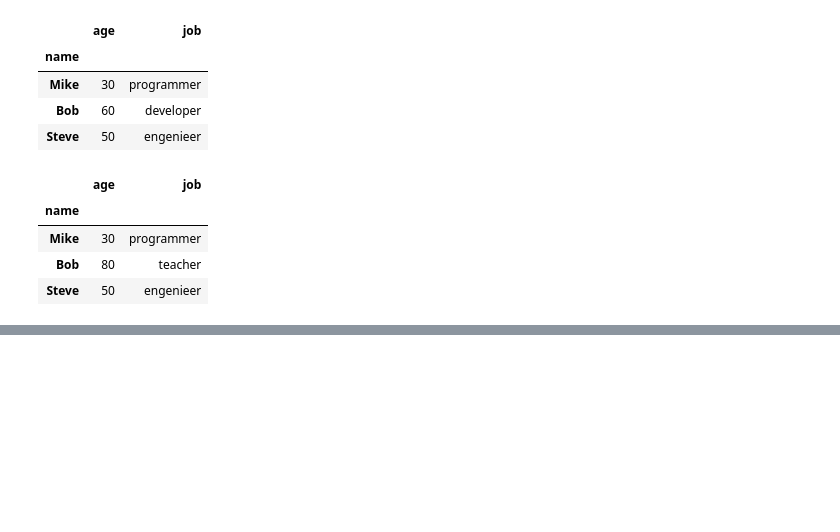
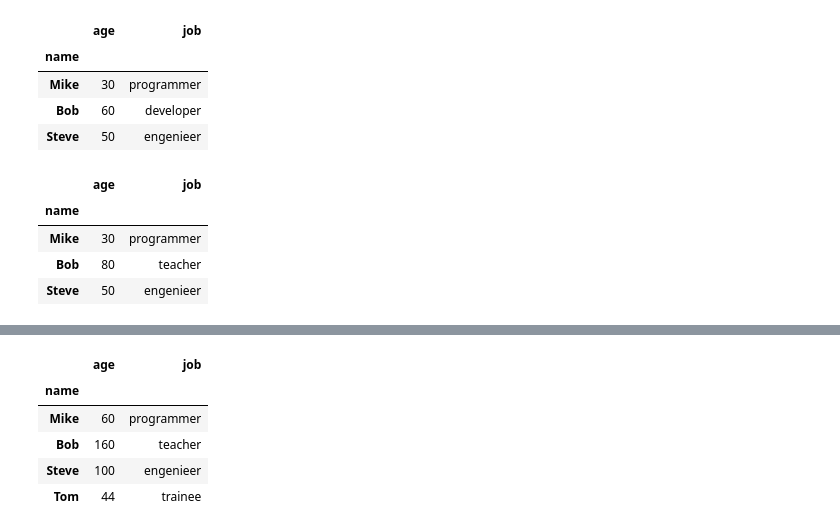
Before and after one commit to Blazzej/Python-learning, a Jupyter notebook: Pandas/panda.ipynb, the cells around one changed output, grey strips where cells are left out. Drawn from its saved outputs; the diff is of its cells as text; code cells hidden in the pictures; blank space fills up the shorter version.

```diff
--- a/Pandas/panda.ipynb
+++ b/Pandas/panda.ipynb
@@ -187,0 +203,10 @@ KeyboardInterrupt:
+# %%
+df.age = df.age * 2
+df
+# %% [output]
+|  | age | job |
+| name |  |  |
+| Mike | 60 | programmer |
+| Bob | 160 | teacher |
+| Steve | 100 | engenieer |
+| Tom | 44 | trainee |
```
Also changed, not shown: parts of 15 cells of this notebook.
